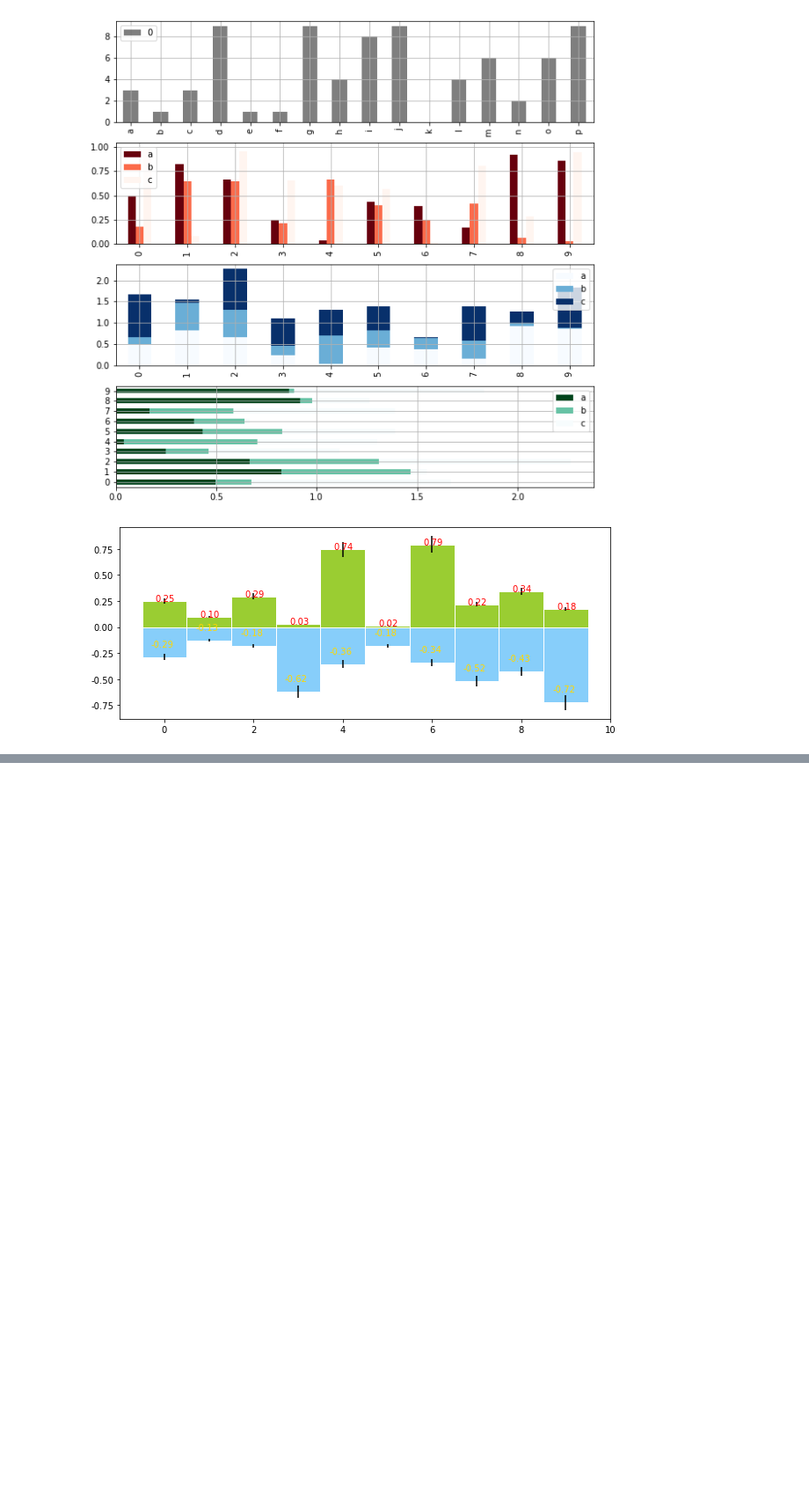
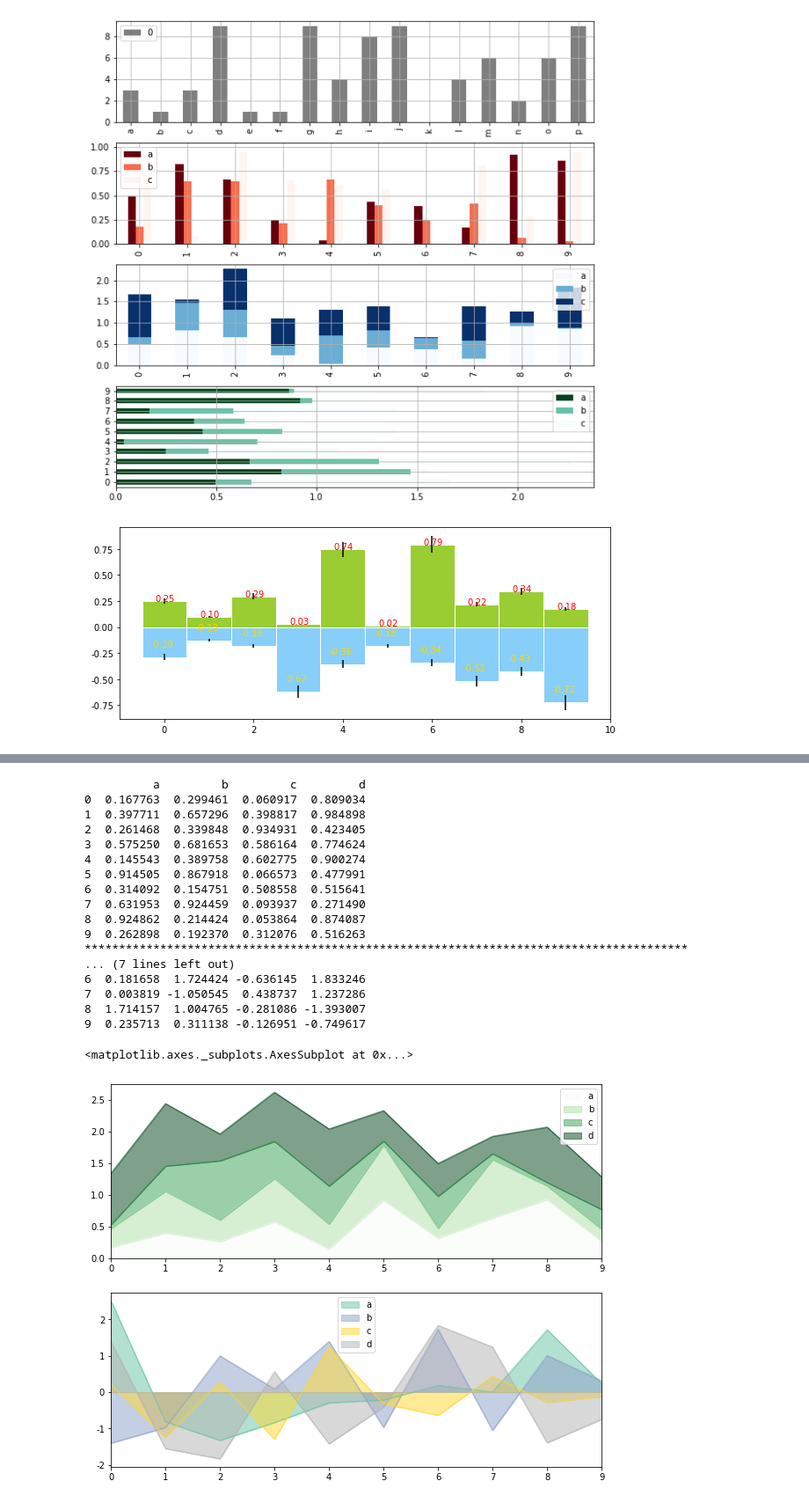
Before and after one commit to tsangyu98/matplotlib_study, a Jupyter notebook: matplotlib_part2.ipynb, the cells around one changed output, grey strips where cells are left out. Shown at 88% size. Drawn from its saved outputs; the diff is of its cells as text; code cells hidden in the pictures; blank space fills up the shorter version.

```diff
--- a/matplotlib_part2.ipynb
+++ b/matplotlib_part2.ipynb
@@ -165,0 +182,36 @@ plt.table(cellText=data, cellLoc='center', rowLabels=rows, colLabels=df.columns,
+# %%
+# 面积图
+fig, axes = plt.subplots(2, 1, figsize=(10, 8))
+
+df1 = pd.DataFrame(np.random.rand(10, 4), columns=['a', 'b', 'c', 'd'])
+print(df1)
+print('*' * 88)
+df2 = pd.DataFrame(np.random.randn(10, 4), columns=['a', 'b', 'c', 'd'])
+print(df2)
+
+df1.plot.area(colormap='Greens', alpha=0.5, ax=axes[0])
+df2.plot.area(colormap='Set2', alpha=0.5, ax=axes[1], stacked=False)
+# 使用Series.plot.area()和DataFrame.plot.area()创建面积图
+# stacked:是否堆叠，默认情况下，面积图被堆叠
+# 为了产生堆积面积图，每列必须都是正值或者都是负值
+# 当数据有NaN值时，自动填充0，所以需要清洗掉缺失值
+# %% [output]
+          a         b         c         d
+0  0.167763  0.299461  0.060917  0.809034
+1  0.397711  0.657296  0.398817  0.984898
+2  0.261468  0.339848  0.934931  0.423405
+3  0.575250  0.681653  0.586164  0.774624
+4  0.145543  0.389758  0.602775  0.900274
+5  0.914505  0.867918  0.066573  0.477991
+6  0.314092  0.154751  0.508558  0.515641
+7  0.631953  0.924459  0.093937  0.271490
+8  0.924862  0.214424  0.053864  0.874087
+9  0.262898  0.192370  0.312076  0.516263
+****************************************************************************************
+... (7 lines left out)
+6  0.181658  1.724424 -0.636145  1.833246
+7  0.003819 -1.050545  0.438737  1.237286
+8  1.714157  1.004765 -0.281086 -1.393007
+9  0.235713  0.311138 -0.126951 -0.749617
+<matplotlib.axes._subplots.AxesSubplot at 0x...>
+[figure, added]
```
Also changed, not shown: parts of 4 cells of this notebook.
